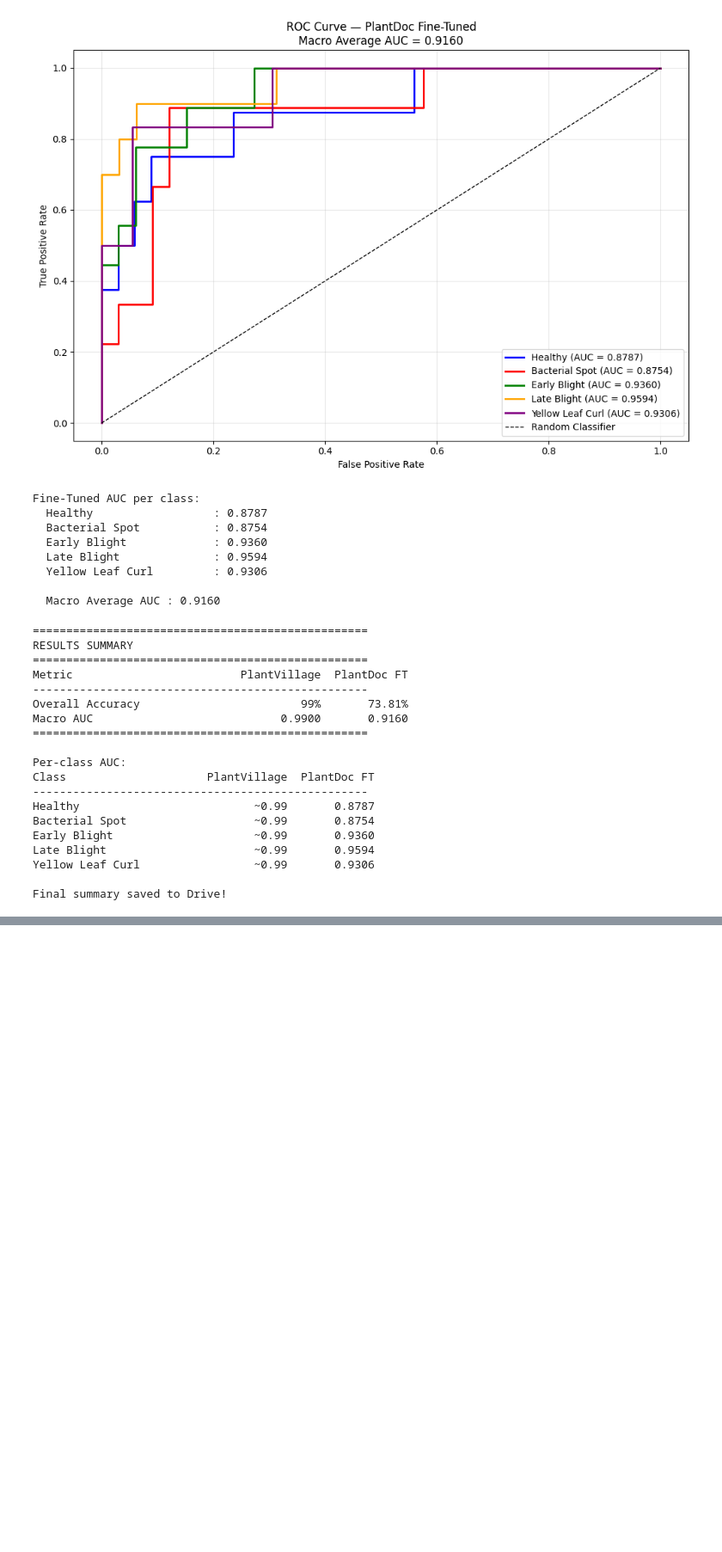
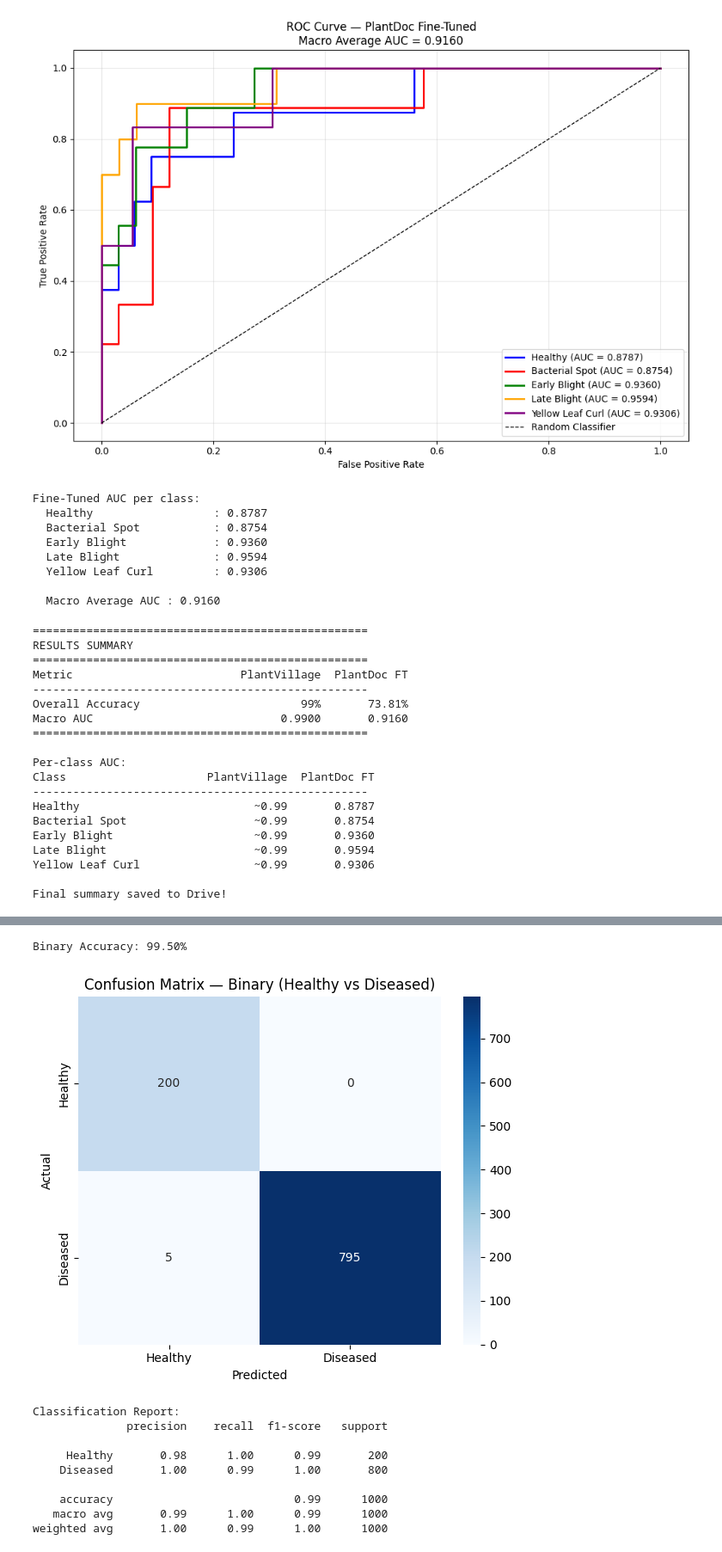
Before and after one commit to SammyBoi242006/CCPS_project, a Jupyter notebook: models/final_model_V2.2.ipynb, the cells around one changed output, grey strips where cells are left out. Shown at 86% size. Drawn from its saved outputs; the diff is of its cells as text; code cells hidden in the pictures; blank space fills up the shorter version.

```diff
--- a/models/final_model_V2.2.ipynb
+++ b/models/final_model_V2.2.ipynb
@@ -1160,7 +1127,7 @@ pd_test_loader  = DataLoader(pd_test_dataset,  batch_size=8,
 
 ft_train_losses, ft_val_accuracies = [], []
 best_ft_acc = 0.0
-FT_EPOCHS   = 30
+FT_EPOCHS   = 35
 
 print(f"Fine-tuning for {FT_EPOCHS} epochs on PlantDoc train...")
 print("=" * 60)
@@ -1379,0 +1361,74 @@ PlantDoc train class counts:
+# %%
+# Binary classification by collapsing 5-class predictions
+# Healthy = 0, everything else = Diseased = 1
+
+import numpy as np
+from sklearn.metrics import (classification_report, confusion_matrix,
+                             roc_curve, auc, accuracy_score)
+import matplotlib.pyplot as plt
+import seaborn as sns
+
+# Load best model
+checkpoint = torch.load(
+    os.path.join(MODELS, 'best_hybrid_v2.pth'),
+    map_location=device
+)
+model.load_state_dict(checkpoint['model_state_dict'])
+model.eval()
+
+HEALTHY_IDX = class_to_idx['Tomato_healthy']
+
+all_preds_5class, all_labels_5class, all_probs_5class = [], [], []
+
+with torch.no_grad():
+    for images, labels in test_loader:
+        images  = images.to(device)
+        outputs = model(images)
+        probs   = F.softmax(outputs, dim=1).cpu().numpy()
+        preds   = outputs.argmax(dim=1).cpu().numpy()
+        all_preds_5class.extend(preds)
+        all_labels_5class.extend(labels.numpy())
+        all_probs_5class.extend(probs)
+
+all_preds_5class  = np.array(all_preds_5class)
+all_labels_5class = np.array(all_labels_5class)
+all_probs_5class  = np.array(all_probs_5class)
+
+# Collapse to binary — Healthy = 0, Diseased = 1
+binary_true  = (all_labels_5class != HEALTHY_IDX).astype(int)
+binary_pred  = (all_preds_5class  != HEALTHY_IDX).astype(int)
+
+# Binary probability = 1 - P(healthy) = P(diseased)
+binary_prob_diseased = 1 - all_probs_5class[:, HEALTHY_IDX]
+
+binary_names = ['Healthy', 'Diseased']
+
+print(f"Binary Accuracy: {accuracy_score(binary_true, binary_pred)*100:.2f}%")
+# %% [output]
+Binary Accuracy: 99.50%
+# %%
+cm_binary = confusion_matrix(binary_true, binary_pred)
+
+plt.figure(figsize=(6, 5))
+sns.heatmap(cm_binary, annot=True, fmt='d', cmap='Blues',
+            xticklabels=binary_names, yticklabels=binary_names)
+plt.title('Confusion Matrix — Binary (Healthy vs Diseased)')
+plt.ylabel('Actual')
+plt.xlabel('Predicted')
+plt.tight_layout()
+plt.savefig(os.path.join(RESULTS, 'binary_from_5class_confusion_matrix.png'), dpi=150)
+plt.show()
+
+print("\nClassification Report:")
+print(classification_report(binary_true, binary_pred, target_names=binary_names))
+# %% [output]
+[figure, added]
+Classification Report:
+              precision    recall  f1-score   support
+
+     Healthy       0.98      1.00      0.99       200
+    Diseased       1.00      0.99      1.00       800
+
+    accuracy                           0.99      1000
+   macro avg       0.99      1.00      0.99      1000
+weighted avg       1.00      0.99      1.00      1000
```
Also changed, not shown: parts of 19 cells of this notebook.
